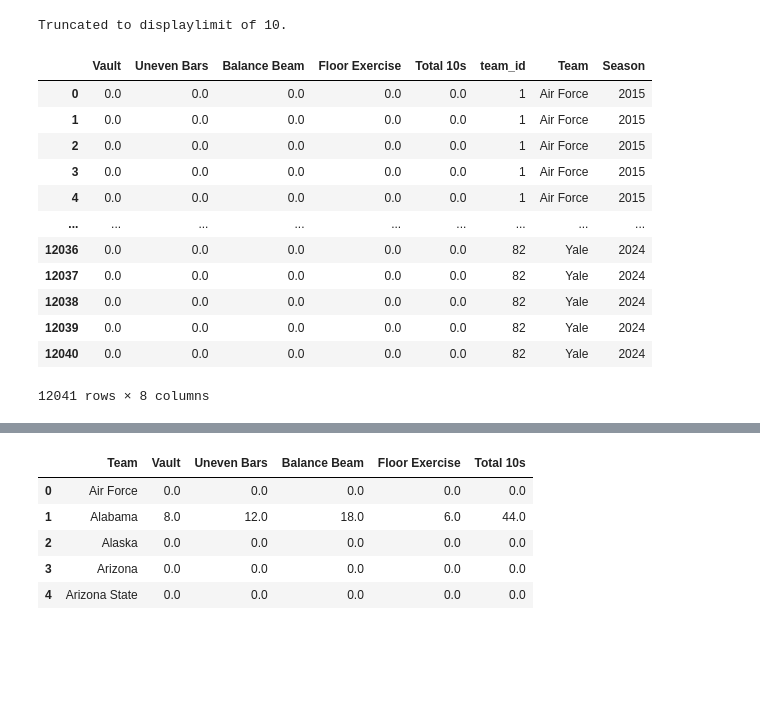
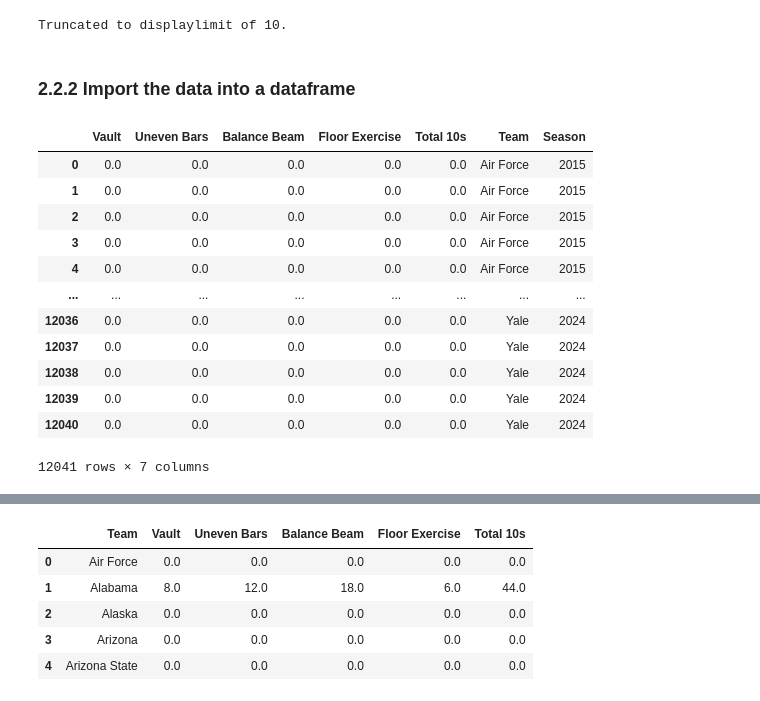
Before and after one commit to LSE-ME204/me204-2024-project-jesatuts2, a Jupyter notebook: notebooks/NB03-EDA-and-Dataviz.ipynb, the cells around one changed output, grey strips where cells are left out. Saved outputs shown, nothing was run; the diff lists cells and outputs as text; code cells hidden in the pictures; blank space fills up the shorter version.

```diff
--- a/notebooks/NB03-EDA-and-Dataviz.ipynb
+++ b/notebooks/NB03-EDA-and-Dataviz.ipynb
@@ -286,44 +287,49 @@ Running query in 'gymternet'
 | 0 | 0 | 0 | 0 | 0 | 1 | Air Force | 2015 |
 | 0 | 0 | 0 | 0 | 0 | 1 | Air Force | 2015 |
 Truncated to displaylimit of 10.
+# %% [markdown]
+### 2.2.2 Import the data into a dataframe
 # %%
 # Export the above query to a new df
 tenniest_teams_query = """
 SELECT
     SUM(r.vt_score = 10.0) AS 'Vault',
     SUM(r.ub_score = 10.0) AS 'Uneven Bars',
     SUM(r.bb_score = 10.0) AS 'Balance Beam',
     SUM(r.fx_score = 10.0) AS 'Floor Exercise',
     SUM(r.vt_score = 10.0) + SUM(r.ub_score = 10.0) + SUM(r.bb_score = 10.0) + SUM(r.fx_score = 10.0) AS 'Total 10s',
     g.team_id AS 'team_id',
     t.team_name AS 'Team',
     m.year AS 'Season'
 FROM gymnast_results AS r
 LEFT JOIN gymnasts AS g
 ON g.gymnast_id = r.gymnast_id
 LEFT JOIN teams as t
 ON t.team_id = g.team_id
 LEFT JOIN meets as m
 ON m.meet_id = r.meet_id
 GROUP BY t.team_name, r.meet_id;
 """
 
 # Execute the query and store the result in a DataFrame
 tenniest_teams_df = pd.read_sql_query(tenniest_teams_query, engine)
 
+# Drop the now irrelevant team_id column
+tenniest_teams_df = tenniest_teams_df.drop(columns=['team_id'])
+
 # Preview the df
 tenniest_teams_df
 # %% [output]
-|  | Vault | Uneven Bars | Balance Beam | Floor Exercise | Total 10s | team_id | Team | Season |
-| 0 | 0.0 | 0.0 | 0.0 | 0.0 | 0.0 | 1 | Air Force | 2015 |
-| 1 | 0.0 | 0.0 | 0.0 | 0.0 | 0.0 | 1 | Air Force | 2015 |
-| 2 | 0.0 | 0.0 | 0.0 | 0.0 | 0.0 | 1 | Air Force | 2015 |
-| 3 | 0.0 | 0.0 | 0.0 | 0.0 | 0.0 | 1 | Air Force | 2015 |
-| 4 | 0.0 | 0.0 | 0.0 | 0.0 | 0.0 | 1 | Air Force | 2015 |
-| ... | ... | ... | ... | ... | ... | ... | ... | ... |
-| 12036 | 0.0 | 0.0 | 0.0 | 0.0 | 0.0 | 82 | Yale | 2024 |
-| 12037 | 0.0 | 0.0 | 0.0 | 0.0 | 0.0 | 82 | Yale | 2024 |
-| 12038 | 0.0 | 0.0 | 0.0 | 0.0 | 0.0 | 82 | Yale | 2024 |
-| 12039 | 0.0 | 0.0 | 0.0 | 0.0 | 0.0 | 82 | Yale | 2024 |
-| 12040 | 0.0 | 0.0 | 0.0 | 0.0 | 0.0 | 82 | Yale | 2024 |
+|  | Vault | Uneven Bars | Balance Beam | Floor Exercise | Total 10s | Team | Season |
+| 0 | 0.0 | 0.0 | 0.0 | 0.0 | 0.0 | Air Force | 2015 |
+| 1 | 0.0 | 0.0 | 0.0 | 0.0 | 0.0 | Air Force | 2015 |
+| 2 | 0.0 | 0.0 | 0.0 | 0.0 | 0.0 | Air Force | 2015 |
+| 3 | 0.0 | 0.0 | 0.0 | 0.0 | 0.0 | Air Force | 2015 |
+| 4 | 0.0 | 0.0 | 0.0 | 0.0 | 0.0 | Air Force | 2015 |
+| ... | ... | ... | ... | ... | ... | ... | ... |
+| 12036 | 0.0 | 0.0 | 0.0 | 0.0 | 0.0 | Yale | 2024 |
+| 12037 | 0.0 | 0.0 | 0.0 | 0.0 | 0.0 | Yale | 2024 |
+| 12038 | 0.0 | 0.0 | 0.0 | 0.0 | 0.0 | Yale | 2024 |
+| 12039 | 0.0 | 0.0 | 0.0 | 0.0 | 0.0 | Yale | 2024 |
+| 12040 | 0.0 | 0.0 | 0.0 | 0.0 | 0.0 | Yale | 2024 |
-12041 rows × 8 columns
+12041 rows × 7 columns
```
Also changed, not shown: parts of 13 cells of this notebook, 2 other files.
